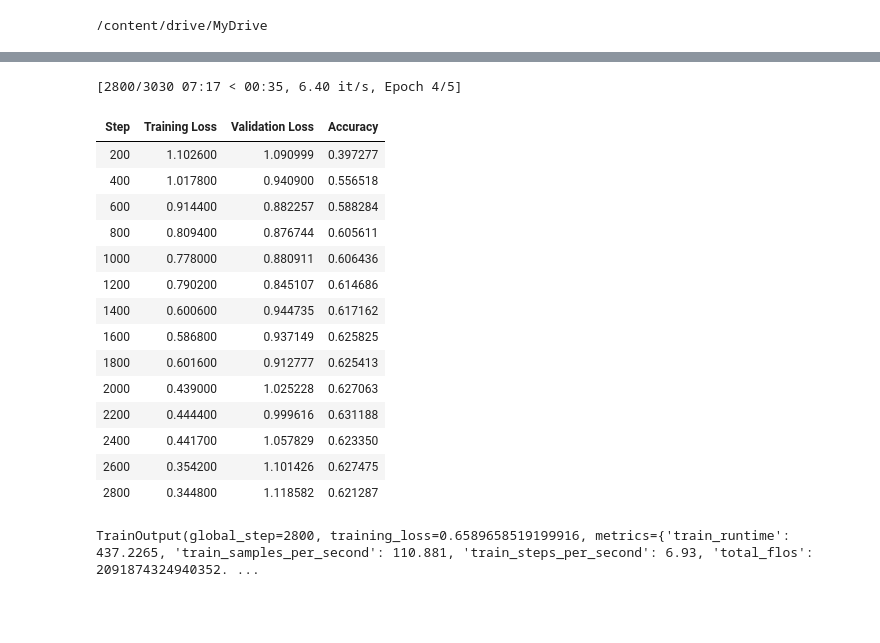
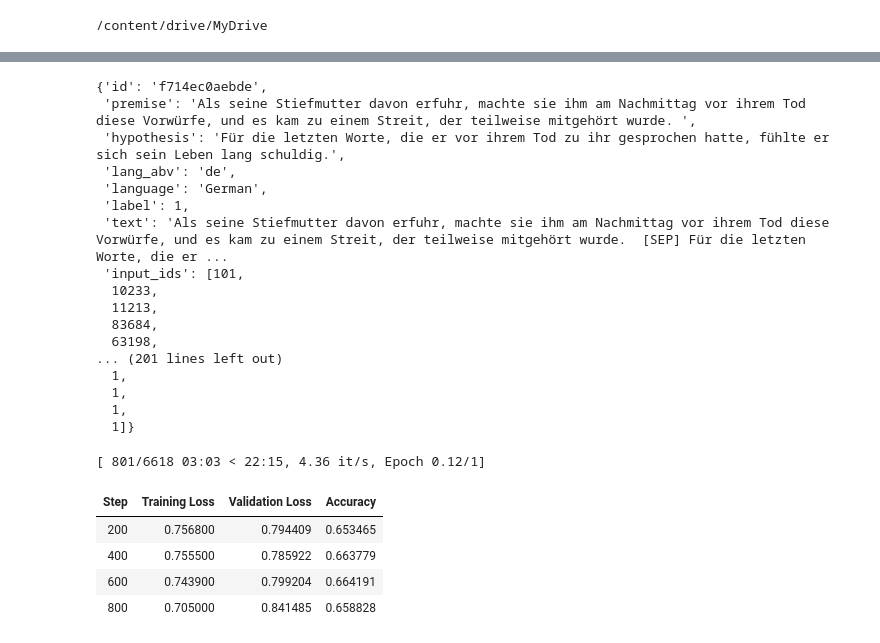
Before and after one commit to Misaka-No-10032/CSCI567-Project, a Jupyter notebook: bert.ipynb, the cells around one changed output, grey strips where cells are left out. Cells and saved outputs as stored; diff of their text form; code cells hidden in the pictures; blank space fills up the shorter version.

```diff
--- a/bert.ipynb
+++ b/bert.ipynb
@@ -237,4 +349,24 @@ def preprocess_data(batch):
 data = data.map(preprocess_data, batched=True)
+# %%
+data["train"][0]
+# %% [output]
+{'id': 'f714ec0aebde',
+ 'premise': 'Als seine Stiefmutter davon erfuhr, machte sie ihm am Nachmittag vor ihrem Tod diese Vorwürfe, und es kam zu einem Streit, der teilweise mitgehört wurde. ',
+ 'hypothesis': 'Für die letzten Worte, die er vor ihrem Tod zu ihr gesprochen hatte, fühlte er sich sein Leben lang schuldig.',
+ 'lang_abv': 'de',
+ 'language': 'German',
+ 'label': 1,
+ 'text': 'Als seine Stiefmutter davon erfuhr, machte sie ihm am Nachmittag vor ihrem Tod diese Vorwürfe, und es kam zu einem Streit, der teilweise mitgehört wurde.  [SEP] Für die letzten Worte, die er ...
+ 'input_ids': [101,
+  10233,
+  11213,
+  83684,
+  63198,
+... (201 lines left out)
+  1,
+  1,
+  1,
+  1]}
 # %%
 def compute_metrics(eval_pred):
     metric = evaluate.load("accuracy")
@@ -242,6 +374,26 @@ def compute_metrics(eval_pred):
     preds = np.argmax(preds, axis=1)
     return metric.compute(predictions=preds, references=labels)
 
+
+# train_args = TrainingArguments(
+#     output_dir=os.path.join(OUTPUT_DIR, "results"),
+#     logging_dir=os.path.join(OUTPUT_DIR, "logs"),
+#     report_to=[],
+#     evaluation_strategy="steps",
+#     eval_steps=200,
+#     logging_steps=200,
+#     save_steps=200,
+#     per_device_eval_batch_size=16,
+#     per_device_train_batch_size=16,
+#     learning_rate=2e-5,
+#     weight_decay=0.005,
+#     num_train_epochs=5,
+#     fp16=True,
+#     load_best_model_at_end=True,
+#     metric_for_best_model="accuracy",
+#     save_total_limit=3,
+#     save_only_model=True,
+# )
 
 train_args = TrainingArguments(
     output_dir=os.path.join(OUTPUT_DIR, "results"),
@@ -255,7 +407,7 @@ train_args = TrainingArguments(
     per_device_train_batch_size=16,
     learning_rate=2e-5,
     weight_decay=0.005,
-    num_train_epochs=5,
+    num_train_epochs=1,
     fp16=True,
     load_best_model_at_end=True,
     metric_for_best_model="accuracy",
@@ -265,31 +417,32 @@ train_args = TrainingArguments(
 # %%
 trainer = Trainer(
     model=model,
     args=train_args,
     data_collator=data_collator,
     train_dataset=data["train"],
     eval_dataset=data["val"],
     tokenizer=tokenizer,
     compute_metrics=compute_metrics,
-    callbacks=[EarlyStoppingCallback(3)],
 )
 
 trainer.train()
+
+# trainer = Trainer(
+#     model=model,
+#     args=train_args,
+#     data_collator=data_collator,
+#     train_dataset=data["train"],
+#     eval_dataset=data["val"],
+#     tokenizer=tokenizer,
+#     compute_metrics=compute_metrics,
+#     callbacks=[EarlyStoppingCallback(3)],
+# )
+
+# trainer.train()
 # %% [output]
-[2800/3030 07:17 < 00:35, 6.40 it/s, Epoch 4/5]
+[ 801/6618 03:03 < 22:15, 4.36 it/s, Epoch 0.12/1]
 | Step | Training Loss | Validation Loss | Accuracy |
-| 200 | 1.102600 | 1.090999 | 0.397277 |
-| 400 | 1.017800 | 0.940900 | 0.556518 |
-| 600 | 0.914400 | 0.882257 | 0.588284 |
-| 800 | 0.809400 | 0.876744 | 0.605611 |
-| 1000 | 0.778000 | 0.880911 | 0.606436 |
-| 1200 | 0.790200 | 0.845107 | 0.614686 |
-| 1400 | 0.600600 | 0.944735 | 0.617162 |
-| 1600 | 0.586800 | 0.937149 | 0.625825 |
-| 1800 | 0.601600 | 0.912777 | 0.625413 |
-| 2000 | 0.439000 | 1.025228 | 0.627063 |
-| 2200 | 0.444400 | 0.999616 | 0.631188 |
-| 2400 | 0.441700 | 1.057829 | 0.623350 |
-| 2600 | 0.354200 | 1.101426 | 0.627475 |
-| 2800 | 0.344800 | 1.118582 | 0.621287 |
+| 200 | 0.756800 | 0.794409 | 0.653465 |
+| 400 | 0.755500 | 0.785922 | 0.663779 |
+| 600 | 0.743900 | 0.799204 | 0.664191 |
+| 800 | 0.705000 | 0.841485 | 0.658828 |
-TrainOutput(global_step=2800, training_loss=0.6589658519199916, metrics={'train_runtime': 437.2265, 'train_samples_per_second': 110.881, 'train_steps_per_second': 6.93, 'total_flos': 2091874324940352. ...
```
Also changed, not shown: parts of 9 cells of this notebook, 2 other files.
